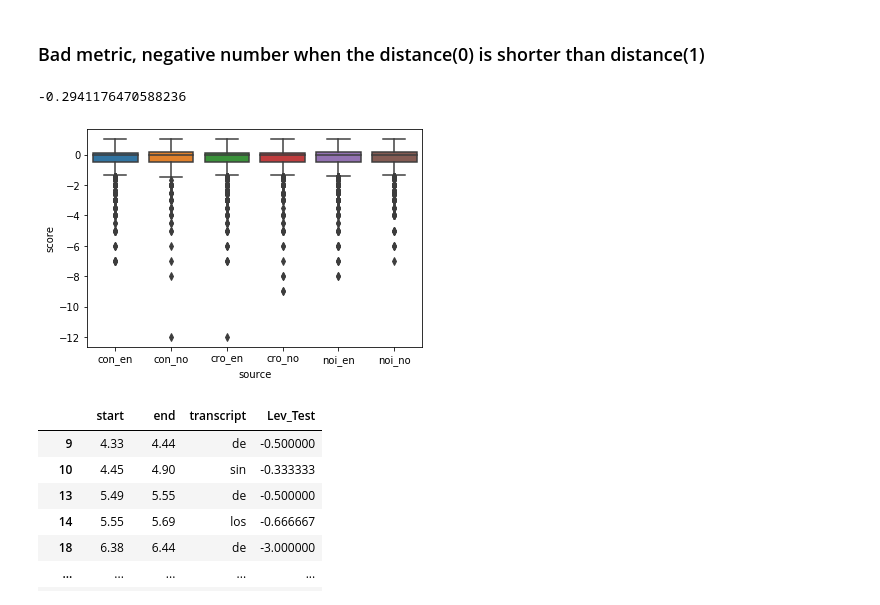
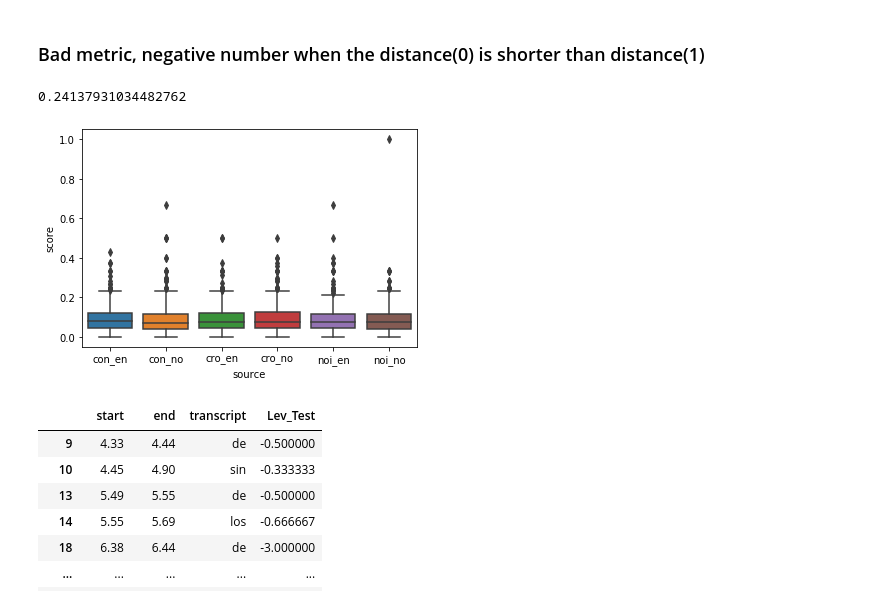
Before and after one commit to alex-nogales/transcribePoc, a Jupyter notebook: yt2awsPOC.ipynb, the cells around one changed output. Saved outputs shown, nothing was run; the diff lists cells and outputs as text; code cells hidden in the pictures.

Commit message:
Add levensthein score fix

```diff
--- a/yt2awsPOC.ipynb
+++ b/yt2awsPOC.ipynb
@@ -227,15 +224,16 @@ real_reference = 's3://awstranscribe-tests/levenshteinTests/ytCaptions/Un_show_F
 video_reference_df = aws2df(video_reference)
 real_reference_df = youtube2df(real_reference)
 
+lv_scores = []
 for video in videos:
     if video == 's3://awstranscribe-tests/levenshteinTests/RAW/deo_0_16kHz_fraction_50.json':
         continue
     file_name = os.path.basename(video)
     compared_df = compress(real_reference_df, aws2df(video))
+    scores = lv_score(real_reference_df['transcript'], aws2df(video)['transcript'])
     real_reference_df[f'{file_name}'] = compared_df
     real_reference_df[f'{file_name}_score'] = lv_score(real_reference_df['transcript'], real_reference_df[file_name])
 
-    #tp = (fname, scores)
-    #lv_scores.append(tp)
 
-real_reference_df.loc[real_reference_df['deo_0_with_construction_16kHz_fraction_50_enhanced.json_score'] < 0]
+    tp = (file_name, scores)
+    lv_scores.append(tp)
@@ -249,24 +240,32 @@ real_reference_df.loc[real_reference_df['deo_0_with_construction_16kHz_fraction_
 # %% [markdown]
 ### Bad metric, negative number when the distance(0) is shorter than distance(1)
-# %%
-1  - lv.distance('pasame mi celular', 'cual es parte de una serie de') / len('pasame mi celular')
-# %% [output]
--0.2941176470588236
+# %%
+largo = 0
+if (len('pasame mi celular')) >= (len('cual es parte de una serie de')):
+    largo = len('pasame mi celular')
+else:
+    largo = len('cual es parte de una serie de')
+
+1  - lv.distance('pasame mi celular', 'cual es parte de una serie de') / largo
+# %% [output]
+0.24137931034482762
 # %%
+df_score = pd.DataFrame(lv_scores, columns=['fname', 'score'])
+
 names = ['con_en', 'con_no', 'cro_en', 'cro_no', 'noi_en', 'noi_no']
 
 tuples = []
 for index, scores in enumerate(df_score['score']):
     for a_score in scores:
         tuples.append((names[index], float(a_score)))
 
 df_boxplot = pd.DataFrame(tuples, columns=['source', 'score'])
 
 sns.boxplot(data=df_boxplot, x='source', y='score')
 
 plt.show()
 # %% [output]
-[figure, old version]
+[figure, new version]
 # %%
 video_reference_df['Lev_Test'] = lv_score(video_reference_df['transcript'], other['transcript'])
 # %%
```
Also changed, not shown: parts of 6 cells of this notebook, 2 other files.
